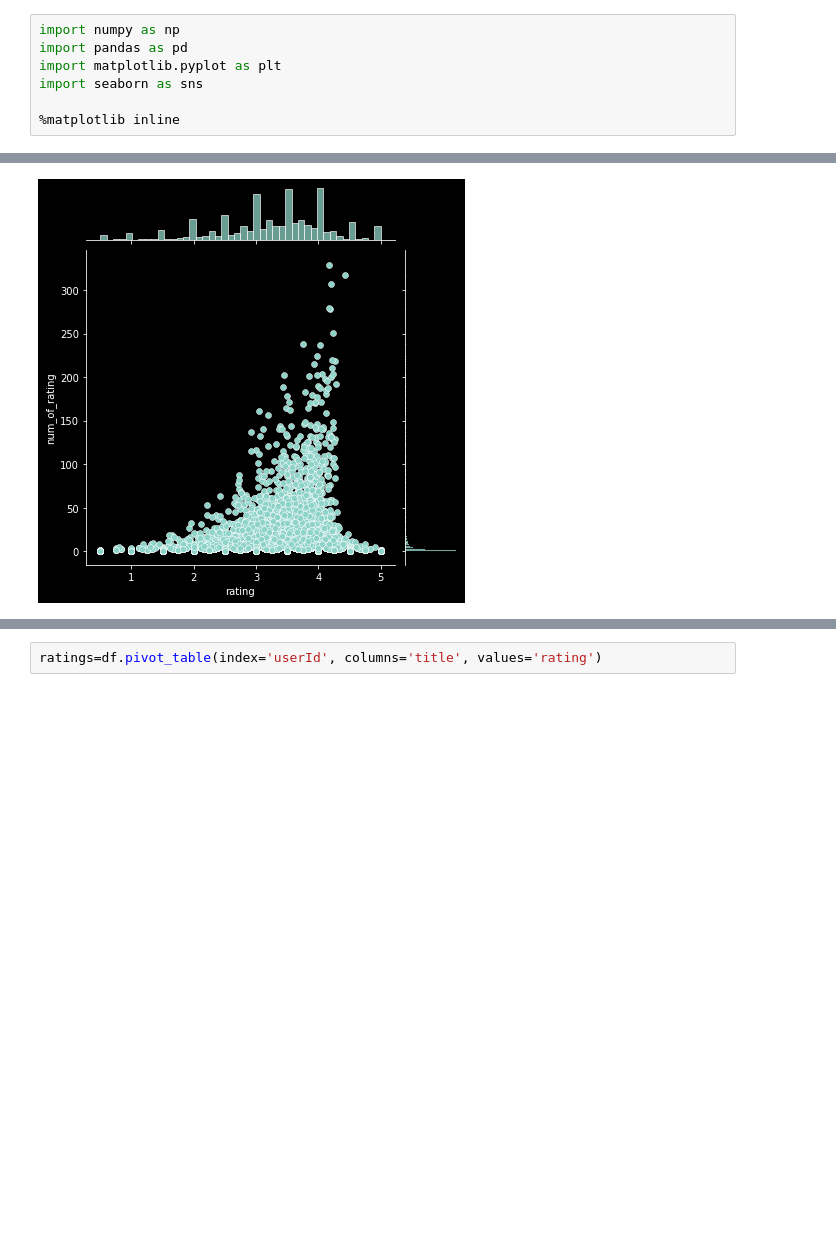
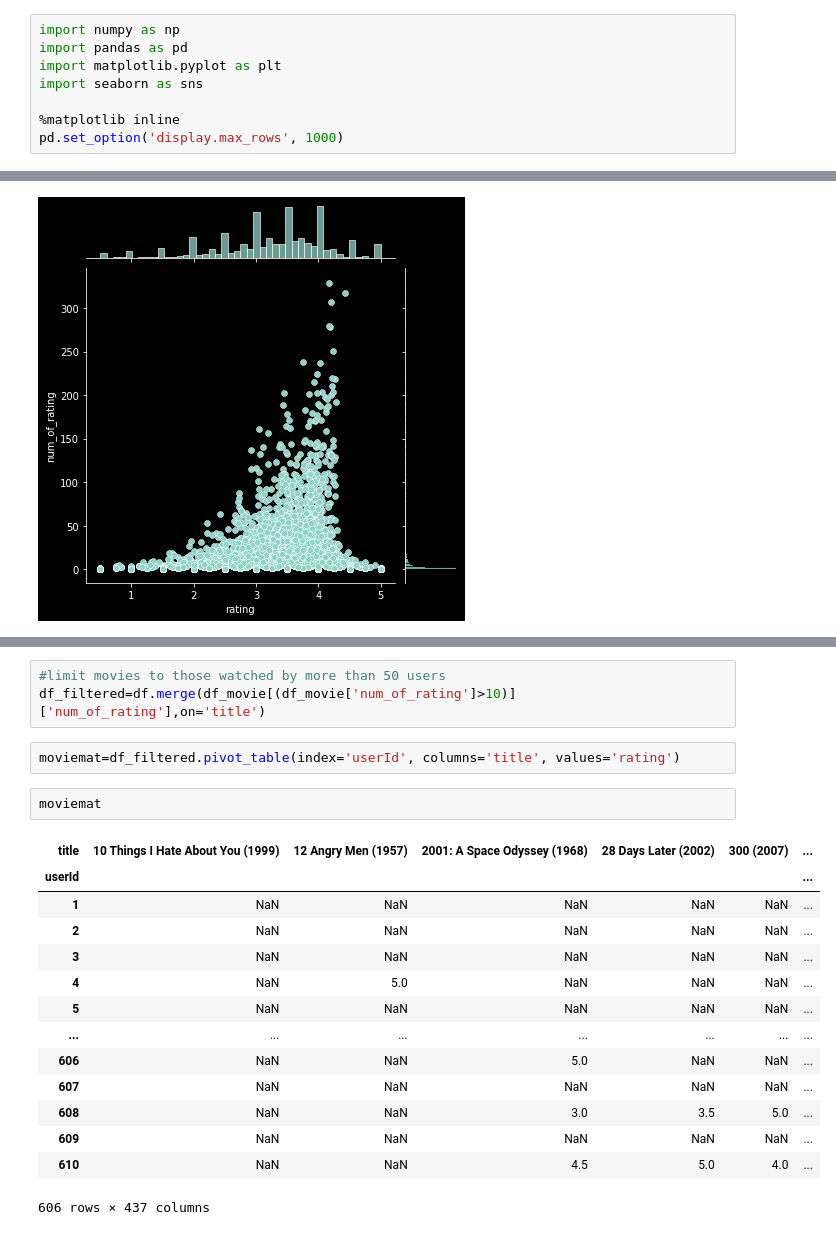
Before and after one commit to sku1978/sk-share-repo, a Jupyter notebook: ML/Recommender-System/Simple Recommender System.ipynb, the cells around one changed output, grey strips where cells are left out. Saved outputs shown, nothing was run; the diff lists cells and outputs as text; blank space fills up the shorter version.

```diff
--- a/ML/Recommender-System/Simple Recommender System.ipynb
+++ b/ML/Recommender-System/Simple Recommender System.ipynb
@@ -7,6 +7,7 @@ import matplotlib.pyplot as plt
 import seaborn as sns
 
 %matplotlib inline
+pd.set_option('display.max_rows', 1000)
 # %%
 import datetime
 def dateparse (time_in_secs):
@@ -87,2 +110,22 @@ sns.jointplot(data=df_movie, x='rating', y='num_of_rating')
+# %%
+#limit movies to those watched by more than 50 users
+df_filtered=df.merge(df_movie[(df_movie['num_of_rating']>10)]['num_of_rating'],on='title')
 # %%
-ratings=df.pivot_table(index='userId', columns='title', values='rating')
+moviemat=df_filtered.pivot_table(index='userId', columns='title', values='rating')
+# %%
+moviemat
+# %% [output]
+| title | 10 Things I Hate About You (1999) | 12 Angry Men (1957) | 2001: A Space Odyssey (1968) | 28 Days Later (2002) | 300 (2007) | ... |
+| userId |  |  |  |  |  | ... |
+| 1 | NaN | NaN | NaN | NaN | NaN | ... |
+| 2 | NaN | NaN | NaN | NaN | NaN | ... |
+| 3 | NaN | NaN | NaN | NaN | NaN | ... |
+| 4 | NaN | 5.0 | NaN | NaN | NaN | ... |
+| 5 | NaN | NaN | NaN | NaN | NaN | ... |
+| ... | ... | ... | ... | ... | ... | ... |
+| 606 | NaN | NaN | 5.0 | NaN | NaN | ... |
+| 607 | NaN | NaN | NaN | NaN | NaN | ... |
+| 608 | NaN | NaN | 3.0 | 3.5 | 5.0 | ... |
+| 609 | NaN | NaN | NaN | NaN | NaN | ... |
+| 610 | NaN | NaN | 4.5 | 5.0 | 4.0 | ... |
+606 rows × 437 columns
```
Also changed, not shown: parts of 9 cells of this notebook.
